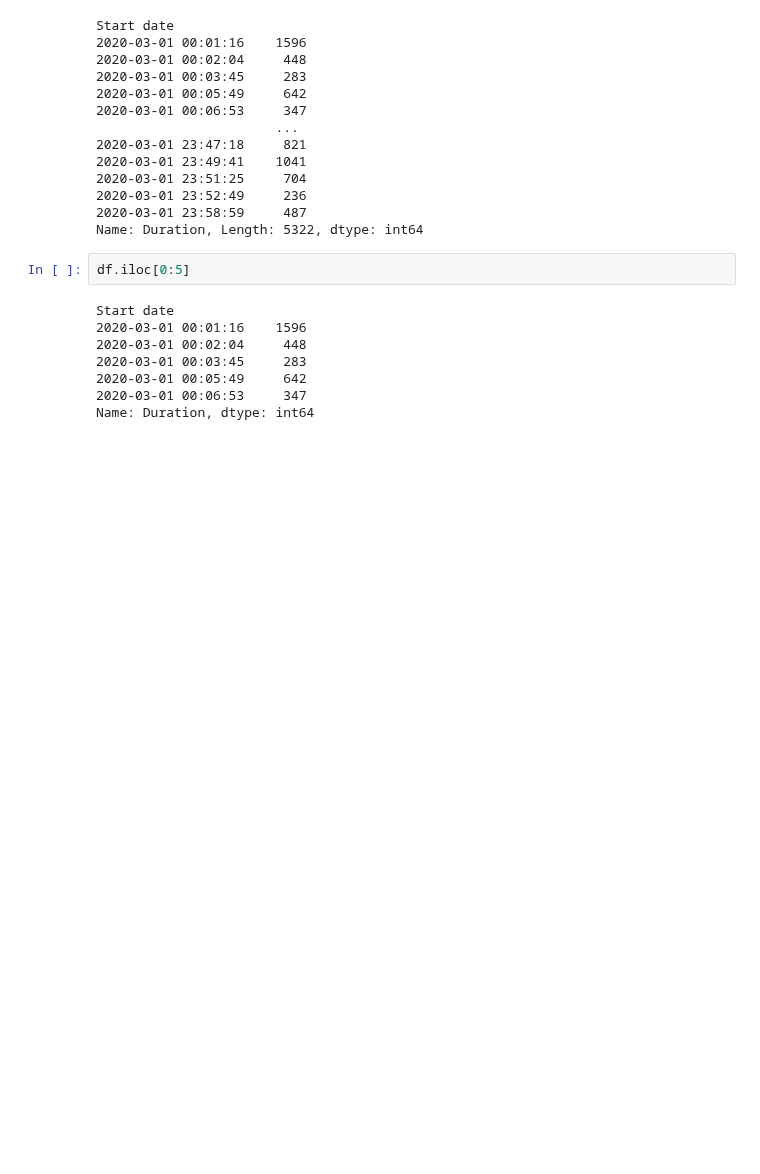
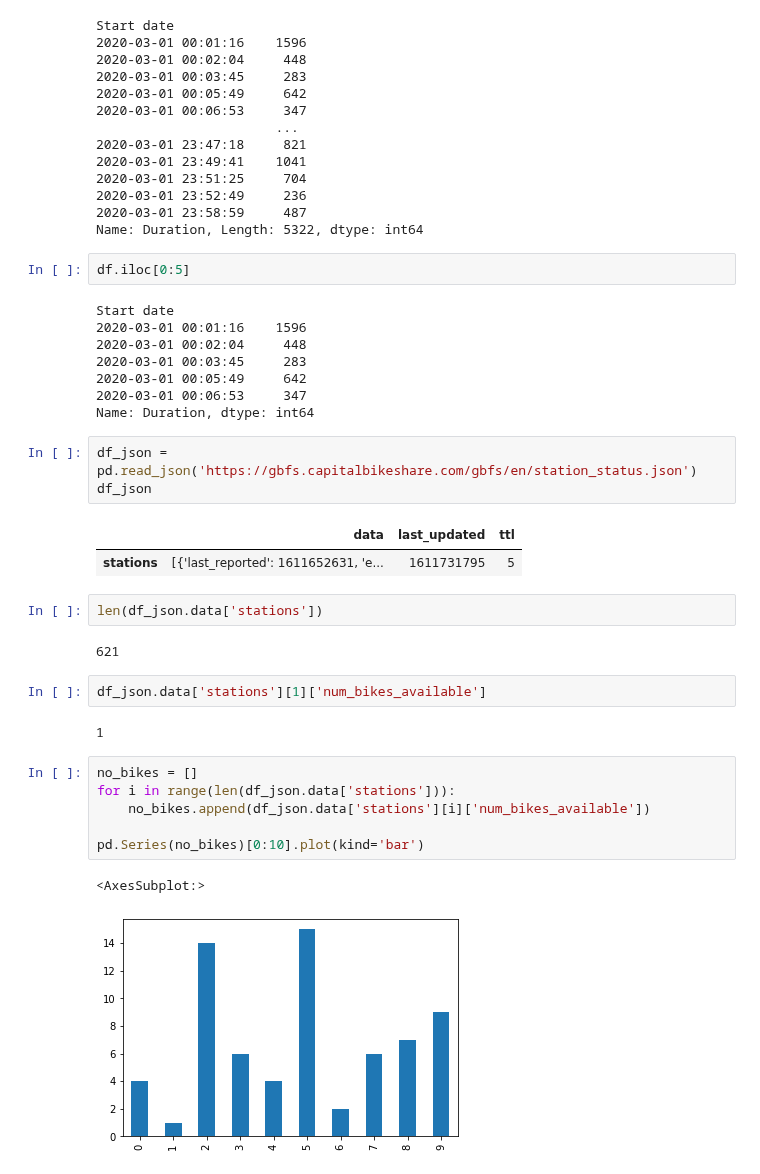
Before and after one commit to shekharbiswas/antelope, a Jupyter notebook: bikesharing.ipynb, the cells around one changed output. Drawn from its saved outputs; the diff is of its cells as text; blank space fills up the shorter version.

Commit message:
JSON

```diff
--- a/bikesharing.ipynb
+++ b/bikesharing.ipynb
@@ -443,3 +443,26 @@ Start date
 2020-03-01 00:05:49     642
 2020-03-01 00:06:53     347
 Name: Duration, dtype: int64
+# %%
+df_json = pd.read_json('https://gbfs.capitalbikeshare.com/gbfs/en/station_status.json')
+df_json
+# %% [output]
+|  | data | last_updated | ttl |
+| stations | [{'last_reported': 1611652631, 'e... | 1611731795 | 5 |
+# %%
+len(df_json.data['stations'])
+# %% [output]
+621
+# %%
+df_json.data['stations'][1]['num_bikes_available']
+# %% [output]
+1
+# %%
+no_bikes = []
+for i in range(len(df_json.data['stations'])):
+    no_bikes.append(df_json.data['stations'][i]['num_bikes_available'])
+
+pd.Series(no_bikes)[0:10].plot(kind='bar')
+# %% [output]
+<AxesSubplot:>
+[figure, added]
```
